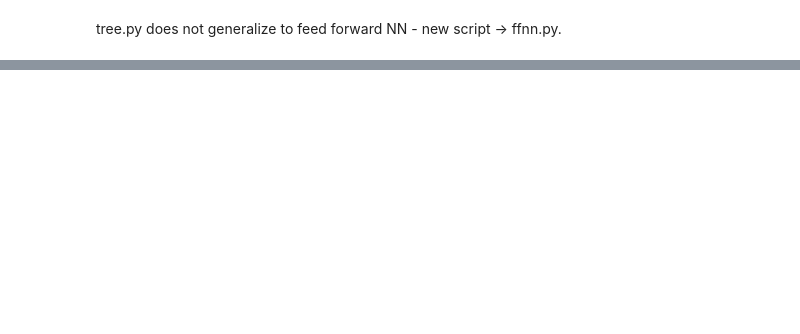
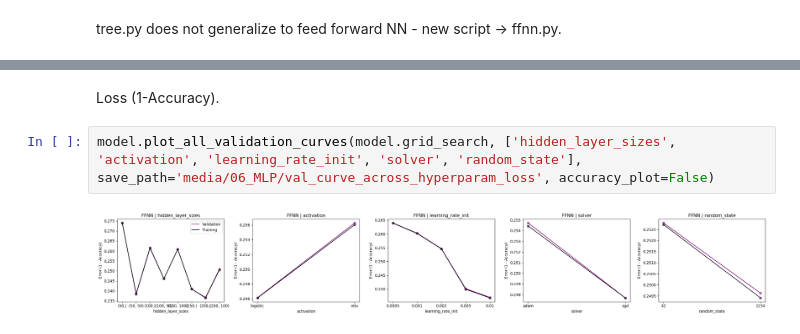
Before and after one commit to dimitris-markopoulos/trees-ensembles-neural-networks, a Jupyter notebook: 06_feed_forward_neural_networks.ipynb, the cells around one changed output, grey strips where cells are left out. Saved outputs shown, nothing was run; the diff lists cells and outputs as text; blank space fills up the shorter version.

```diff
--- a/06_feed_forward_neural_networks.ipynb
+++ b/06_feed_forward_neural_networks.ipynb
@@ -44,3 +47,9 @@ Train Accuracy: 80.495%
 CV Validation Accuracy: 84.384%
 Test Accuracy: 80.538%
 Best Hyperparameters: {'activation': 'relu', 'hidden_layer_sizes': (150,), 'learning_rate_init': 0.005, 'random_state': 42, 'solver': 'adam'}
+# %% [markdown]
+Loss (1-Accuracy).
+# %%
+model.plot_all_validation_curves(model.grid_search, ['hidden_layer_sizes', 'activation', 'learning_rate_init', 'solver', 'random_state'], save_path='media/06_MLP/val_curve_across_hyperparam_loss', accuracy_plot=False)
+# %% [output]
+[figure, added]
```
Also changed, not shown: parts of 3 cells of this notebook, 4 other files.
